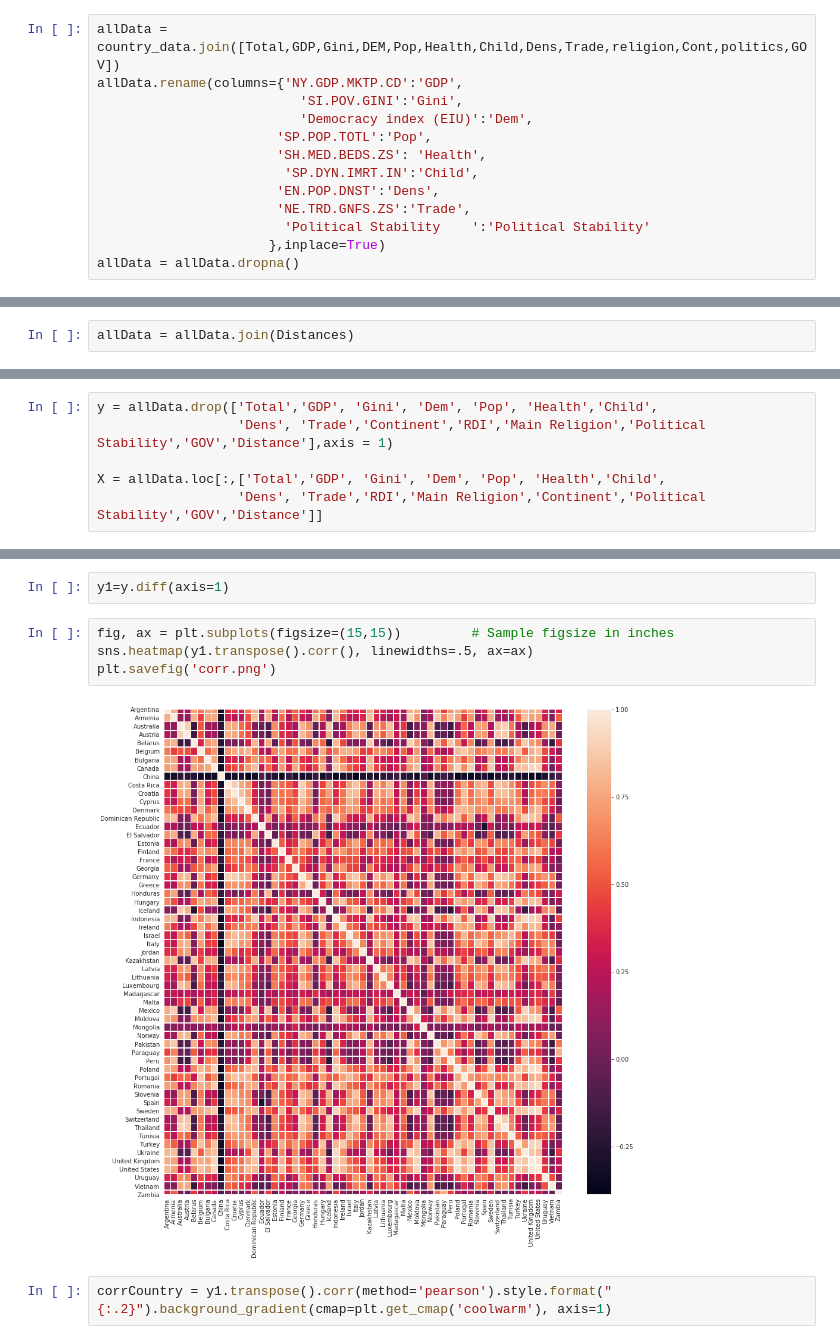
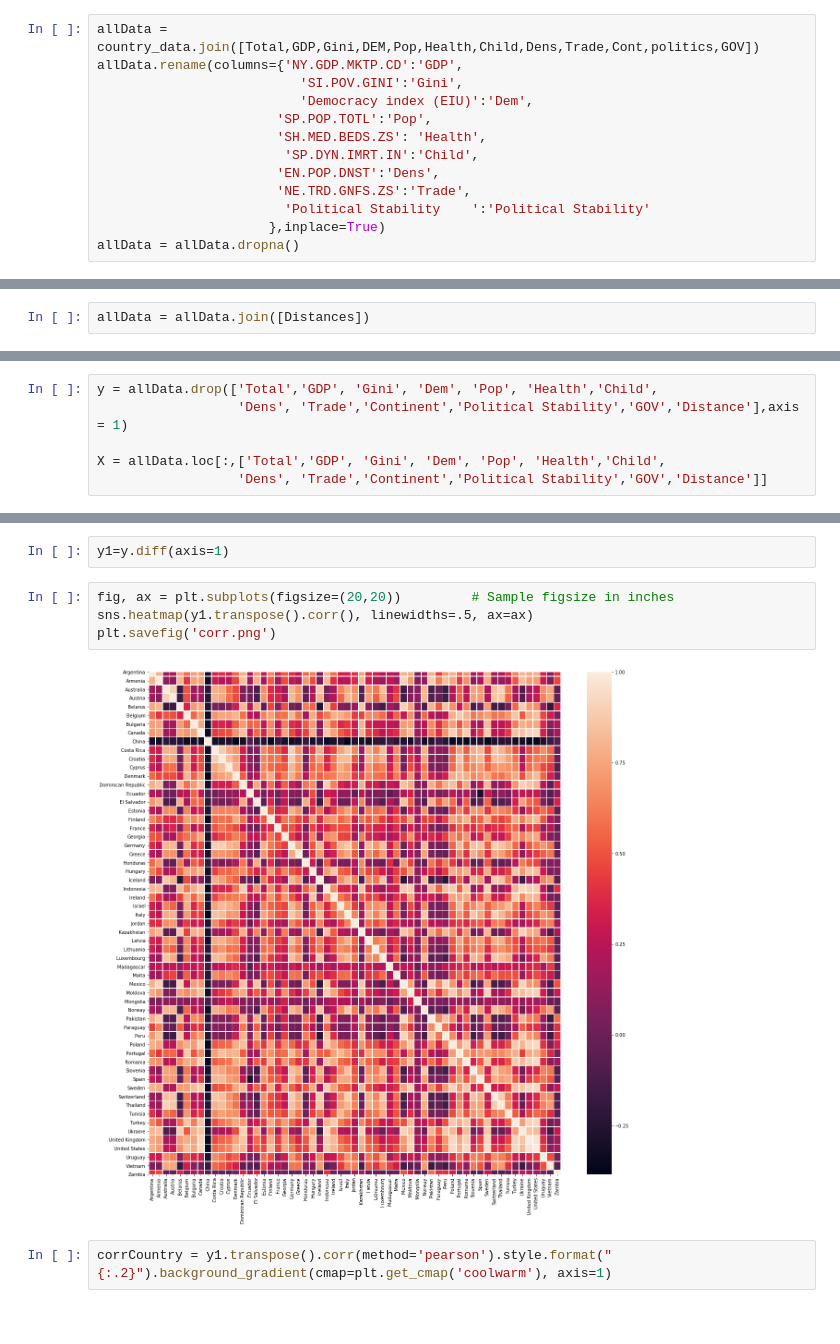
Before and after one commit to MasterFinHEC/ADA_Project, a Jupyter notebook: Covid_Analysis_Start.ipynb, the cells around one changed output, grey strips where cells are left out. Drawn from its saved outputs; the diff is of its cells as text.

```diff
--- a/Covid_Analysis_Start.ipynb
+++ b/Covid_Analysis_Start.ipynb
@@ -171,5 +133,5 @@ Cont = Cont.rename(index={'US':'United States'})
 # %%
-allData = country_data.join([Total,GDP,Gini,DEM,Pop,Health,Child,Dens,Trade,religion,Cont,politics,GOV])
+allData = country_data.join([Total,GDP,Gini,DEM,Pop,Health,Child,Dens,Trade,Cont,politics,GOV])
 allData.rename(columns={'NY.GDP.MKTP.CD':'GDP',
                           'SI.POV.GINI':'Gini',
                           'Democracy index (EIU)':'Dem',
@@ -214,5 +173,5 @@ for i in countries[45:59]:
 # %%
 Distances = pd.DataFrame(Distance, index =list(allData.index),columns =['Distance'])
 # %%
-allData = allData.join(Distances)
+allData = allData.join([Distances])
 # %% [markdown]
@@ -586,10 +489,10 @@ plot_scatter_size(allData, cols)
 ### Splitting the predictors and target
 # %%
 y = allData.drop(['Total','GDP', 'Gini', 'Dem', 'Pop', 'Health','Child',
-                  'Dens', 'Trade','Continent','RDI','Main Religion','Political Stability','GOV','Distance'],axis = 1)
+                  'Dens', 'Trade','Continent','Political Stability','GOV','Distance'],axis = 1)
 
 X = allData.loc[:,['Total','GDP', 'Gini', 'Dem', 'Pop', 'Health','Child',
-                  'Dens', 'Trade','RDI','Main Religion','Continent','Political Stability','GOV','Distance']]
+                  'Dens', 'Trade','Continent','Political Stability','GOV','Distance']]
 # %% [markdown]
 #### One hot encoder for religion and continent
 # %%
@@ -701,11 +592,11 @@ plt.show()
 # %%
 y1=y.diff(axis=1)
 # %%
-fig, ax = plt.subplots(figsize=(15,15))         # Sample figsize in inches
+fig, ax = plt.subplots(figsize=(20,20))         # Sample figsize in inches
 sns.heatmap(y1.transpose().corr(), linewidths=.5, ax=ax)
 plt.savefig('corr.png')
 # %% [output]
-[figure, old version]
+[figure, new version]
 # %%
 corrCountry = y1.transpose().corr(method='pearson').style.format("{:.2}").background_gradient(cmap=plt.get_cmap('coolwarm'), axis=1)
 # %%
```
Also changed, not shown: parts of 72 cells of this notebook.
